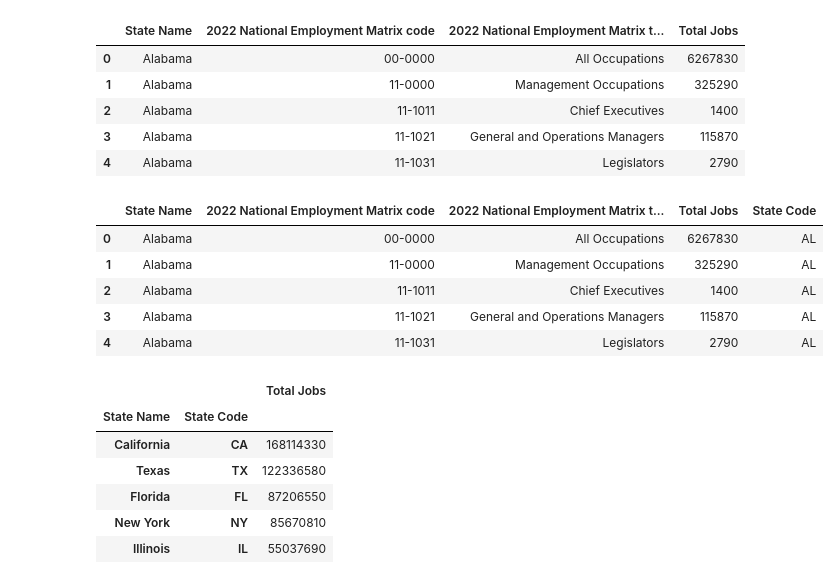
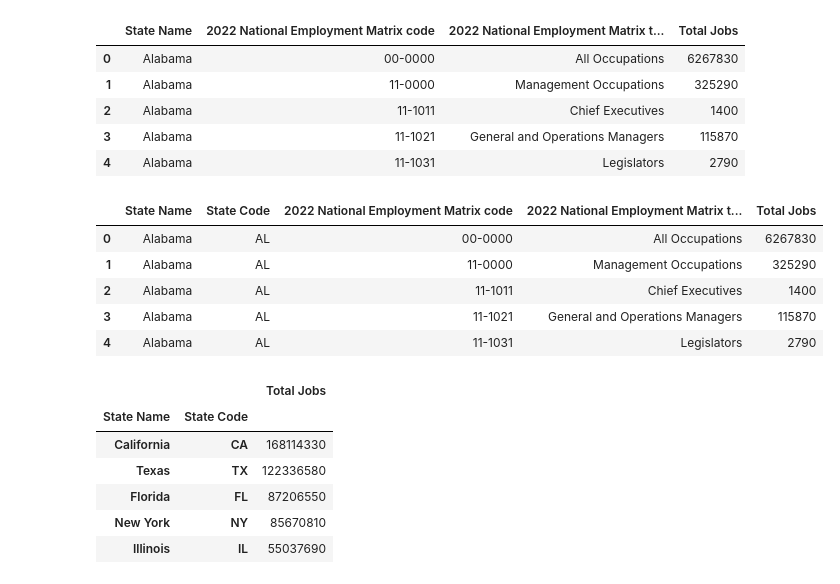
Before and after one commit to vinaya-kusuma/Project1, a Jupyter notebook: test.ipynb, the cells around one changed output. Cells and saved outputs as stored; diff of their text form; code cells hidden in the pictures.

```diff
--- a/test.ipynb
+++ b/test.ipynb
@@ -58,9 +50,11 @@ state_filter_data_cleaned.head()
 # %%
-grouping_state_data = state_filter_data_cleaned.groupby(
-    ['State Name','2022 National Employment Matrix code','2022 National Employment Matrix title'])['Total Jobs'].sum()
-grouping_state_data_df = pd.DataFrame(grouping_state_data)
-grouping_state_data_df = grouping_state_data_df.reset_index()
-grouping_state_data_df.head()
+# finding total jobs per state and per Occupation
+total_jobs_state_data = state_filter_data_cleaned.groupby(['State Name',
+                                                         '2022 National Employment Matrix code',
+                                                         '2022 National Employment Matrix title'])['Total Jobs'].sum()
+total_jobs_state_df = pd.DataFrame(total_jobs_state_data).reset_index()
+total_jobs_state_df.rename(columns={'Total Jobs':'Total Jobs'}, inplace=True)
+total_jobs_state_df.head()
 # %% [output]
 |  | State Name | 2022 National Employment Matrix code | 2022 National Employment Matrix t... | Total Jobs |
 | 0 | Alabama | 00-0000 | All Occupations | 6267830 |
@@ -69,19 +63,19 @@ grouping_state_data_df.head()
 | 3 | Alabama | 11-1021 | General and Operations Managers | 115870 |
 | 4 | Alabama | 11-1031 | Legislators | 2790 |
 # %%
-grouping_state_data_df = grouping_state_data_df.merge(state_codes_df, left_on='State Name', right_on='State')
-grouping_state_data_df = grouping_state_data_df[["State Name",
-                                                               "2022 National Employment Matrix code",
-                                                               "2022 National Employment Matrix title",
-                                                               "Total Jobs",
-                                                               "Abbreviation"]]
-grouping_state_data_df.rename(columns={'Abbreviation':'State Code'},inplace=True)
-grouping_state_data_df.head()
+# Merging total_jobs_state_df with state_codes_df
+total_jobs_state_df = total_jobs_state_df.merge(state_codes_df, left_on='State Name', right_on='State')
+# Filering required columns
+total_jobs_state_df = total_jobs_state_df[["State Name", "Abbreviation","2022 National Employment Matrix code",
+                                           "2022 National Employment Matrix title",
+                                           "Total Jobs"]]
+total_jobs_state_df.rename(columns={'Abbreviation':'State Code'},inplace=True)
+total_jobs_state_df.head()
 # %% [output]
-|  | State Name | 2022 National Employment Matrix code | 2022 National Employment Matrix t... | Total Jobs | State Code |
-| 0 | Alabama | 00-0000 | All Occupations | 6267830 | AL |
-| 1 | Alabama | 11-0000 | Management Occupations | 325290 | AL |
-| 2 | Alabama | 11-1011 | Chief Executives | 1400 | AL |
-| 3 | Alabama | 11-1021 | General and Operations Managers | 115870 | AL |
-| 4 | Alabama | 11-1031 | Legislators | 2790 | AL |
+|  | State Name | State Code | 2022 National Employment Matrix code | 2022 National Employment Matrix t... | Total Jobs |
+| 0 | Alabama | AL | 00-0000 | All Occupations | 6267830 |
+| 1 | Alabama | AL | 11-0000 | Management Occupations | 325290 |
+| 2 | Alabama | AL | 11-1011 | Chief Executives | 1400 |
+| 3 | Alabama | AL | 11-1021 | General and Operations Managers | 115870 |
+| 4 | Alabama | AL | 11-1031 | Legislators | 2790 |
 # %%
```
Also changed, not shown: parts of 20 cells of this notebook.
